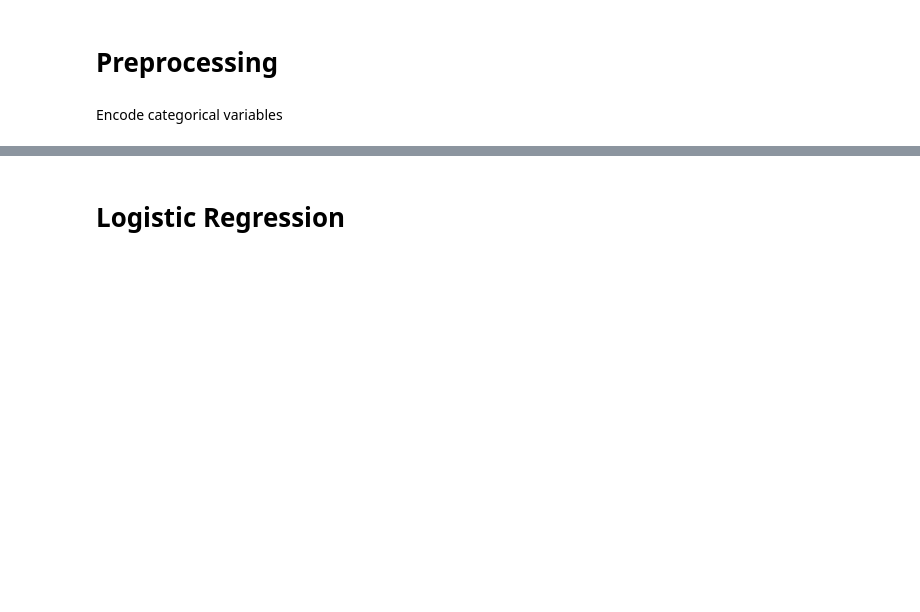
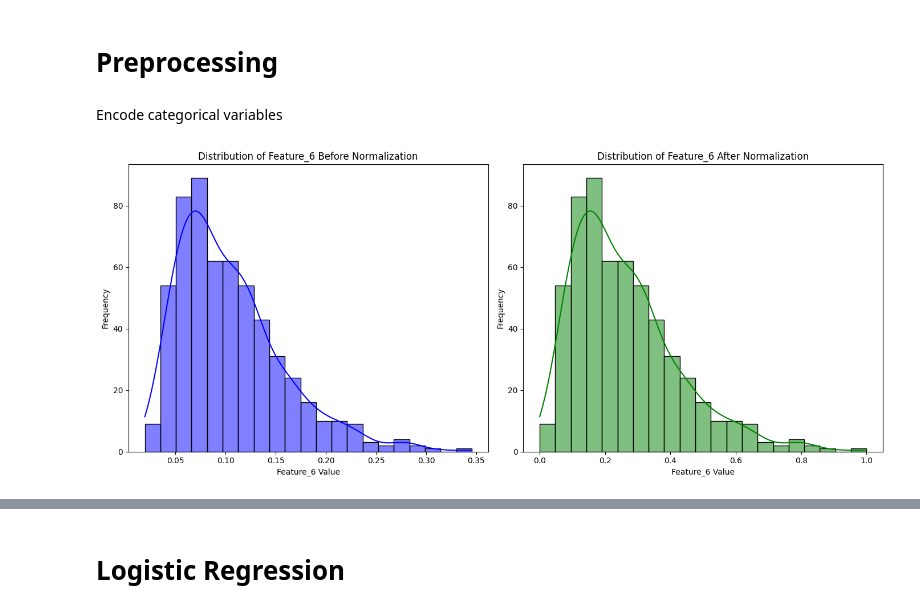
Before and after one commit to negjafari/logistic-regression, a Jupyter notebook: logistic_regression.ipynb, the cells around one changed output, grey strips where cells are left out. Cells and saved outputs as stored; diff of their text form; code cells hidden in the pictures; blank space fills up the shorter version.

```diff
--- a/logistic_regression.ipynb
+++ b/logistic_regression.ipynb
@@ -131,0 +204,31 @@ df2['Label'] = df2['Label'].map({'g': 1, 'b': 0})
+# %%
+# Choose a feature for demonstration
+feature = features_bc[5]  # Replace with the actual feature name you are interested in
+
+# Store a copy of the original feature values
+original_feature_values = df1[feature].copy()
+
+# Normalize the feature without altering the original dataframe
+normalized_feature_values = (df1[feature] - df1[feature].min()) / (df1[feature].max() - df1[feature].min())
+
+# Histogram comparison
+plt.figure(figsize=(14, 6))
+
+# Original feature histogram
+plt.subplot(1, 2, 1)
+sns.histplot(original_feature_values, kde=True, color="blue")
+plt.title(f'Distribution of {feature} Before Normalization')
+plt.xlabel(f'{feature} Value')
+plt.ylabel('Frequency')
+
+# Normalized feature histogram
+plt.subplot(1, 2, 2)
+sns.histplot(normalized_feature_values, kde=True, color="green")
+plt.title(f'Distribution of {feature} After Normalization')
+plt.xlabel(f'{feature} Value')
+plt.ylabel('Frequency')
+
+plt.tight_layout()
+plt.show()
+# %% [output]
+[figure, added]
```
Also changed, not shown: parts of 54 cells of this notebook, 1 other file.
